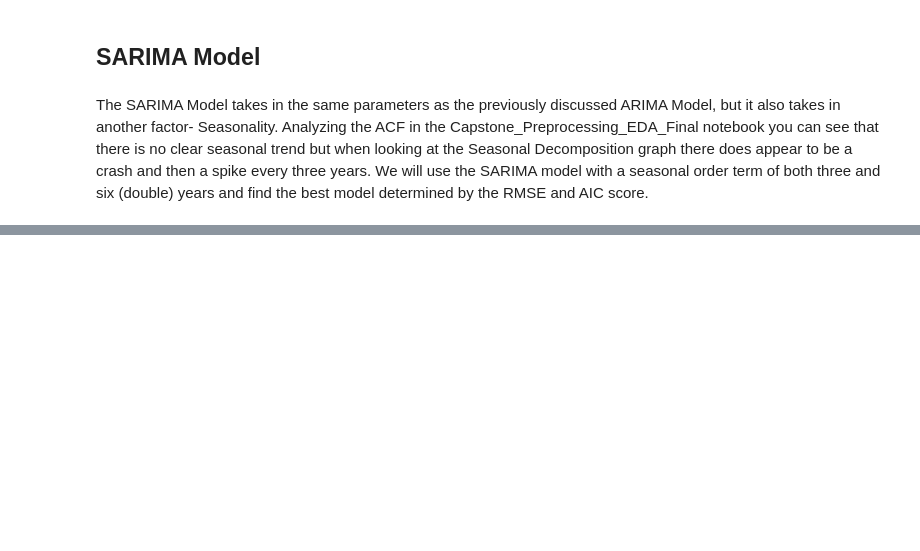
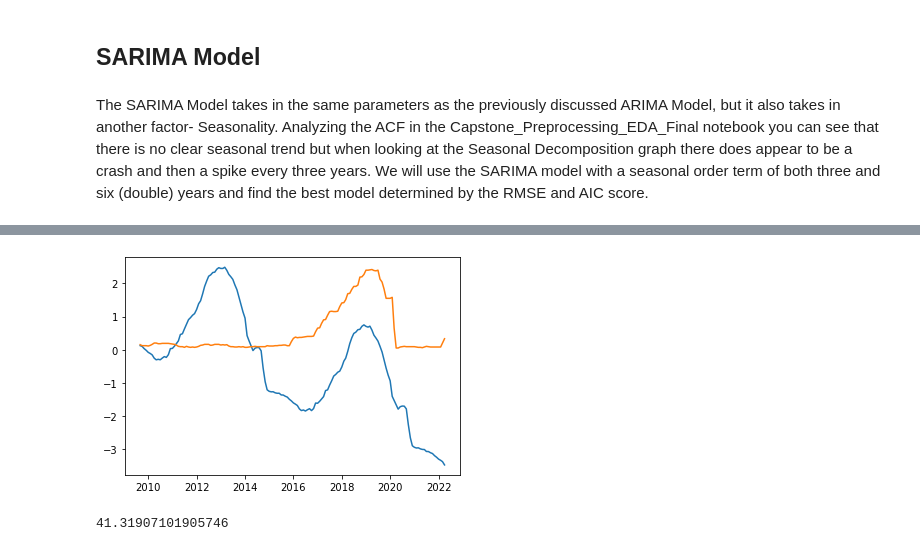
Before and after one commit to mychaldubyk/Federal-Funds-Rate-Analysis, a Jupyter notebook: Final_Notebooks/Capstone_Modeling_Final.ipynb, the cells around one changed output, grey strips where cells are left out. Drawn from its saved outputs; the diff is of its cells as text; code cells hidden in the pictures; blank space fills up the shorter version.

```diff
--- a/Final_Notebooks/Capstone_Modeling_Final.ipynb
+++ b/Final_Notebooks/Capstone_Modeling_Final.ipynb
@@ -805,0 +967,10 @@ The SARIMA Model takes in the same parameters as the previously discussed ARIMA
+# %%
+fig, ax = plt.subplots()
+ax.plot(y_hat_SARIMA_2)
+ax.plot(test);
+# %% [output]
+[figure, added]
+# %%
+results_2.aic
+# %% [output]
+41.31907101905746
```
Also changed, not shown: parts of 13 cells of this notebook, 1 other file.
